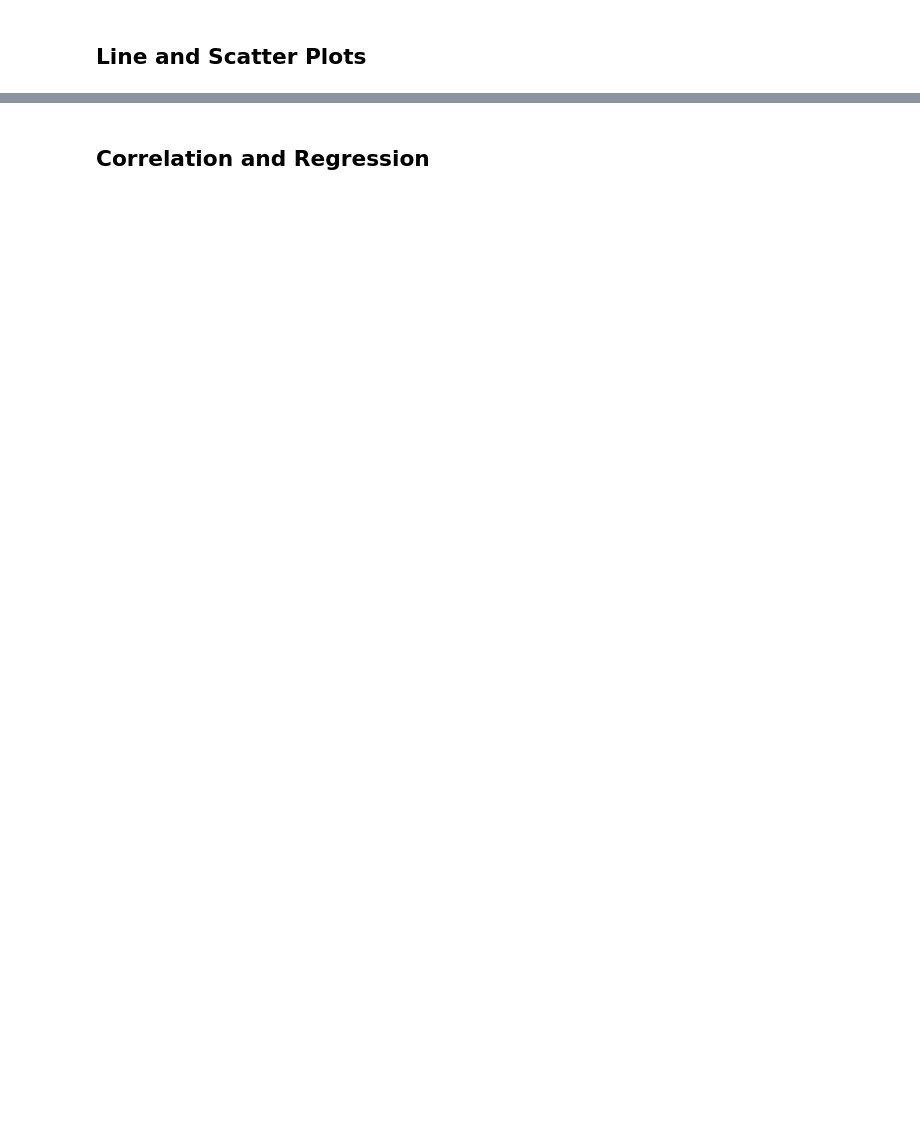
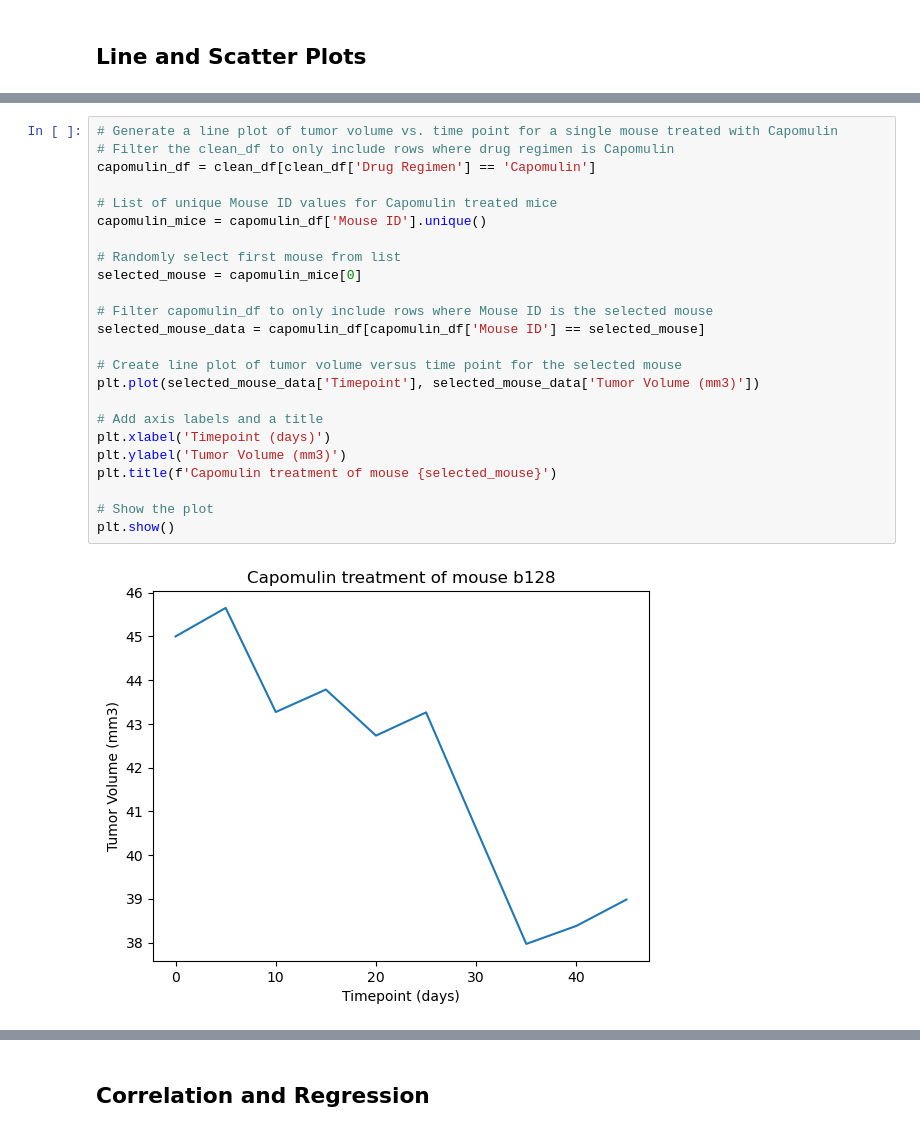
Before and after one commit to blmccourt/dataviz-challenge, a Jupyter notebook: Pymaceuticals/pymaceuticals.ipynb, the cells around one changed output, grey strips where cells are left out. Drawn from its saved outputs; the diff is of its cells as text; blank space fills up the shorter version.

```diff
--- a/Pymaceuticals/pymaceuticals.ipynb
+++ b/Pymaceuticals/pymaceuticals.ipynb
@@ -267,0 +255,26 @@ Ceftamin's potential outliers: Series([], Name: Tumor Volume (mm3), dtype: float
+# %%
+# Generate a line plot of tumor volume vs. time point for a single mouse treated with Capomulin
+# Filter the clean_df to only include rows where drug regimen is Capomulin
+capomulin_df = clean_df[clean_df['Drug Regimen'] == 'Capomulin']
+
+# List of unique Mouse ID values for Capomulin treated mice
+capomulin_mice = capomulin_df['Mouse ID'].unique()
+
+# Randomly select first mouse from list
+selected_mouse = capomulin_mice[0]
+
+# Filter capomulin_df to only include rows where Mouse ID is the selected mouse
+selected_mouse_data = capomulin_df[capomulin_df['Mouse ID'] == selected_mouse]
+
+# Create line plot of tumor volume versus time point for the selected mouse
+plt.plot(selected_mouse_data['Timepoint'], selected_mouse_data['Tumor Volume (mm3)'])
+
+# Add axis labels and a title
+plt.xlabel('Timepoint (days)')
+plt.ylabel('Tumor Volume (mm3)')
+plt.title(f'Capomulin treatment of mouse {selected_mouse}')
+
+# Show the plot
+plt.show()
+# %% [output]
+[figure, added]
```
Also changed, not shown: parts of 19 cells of this notebook.
